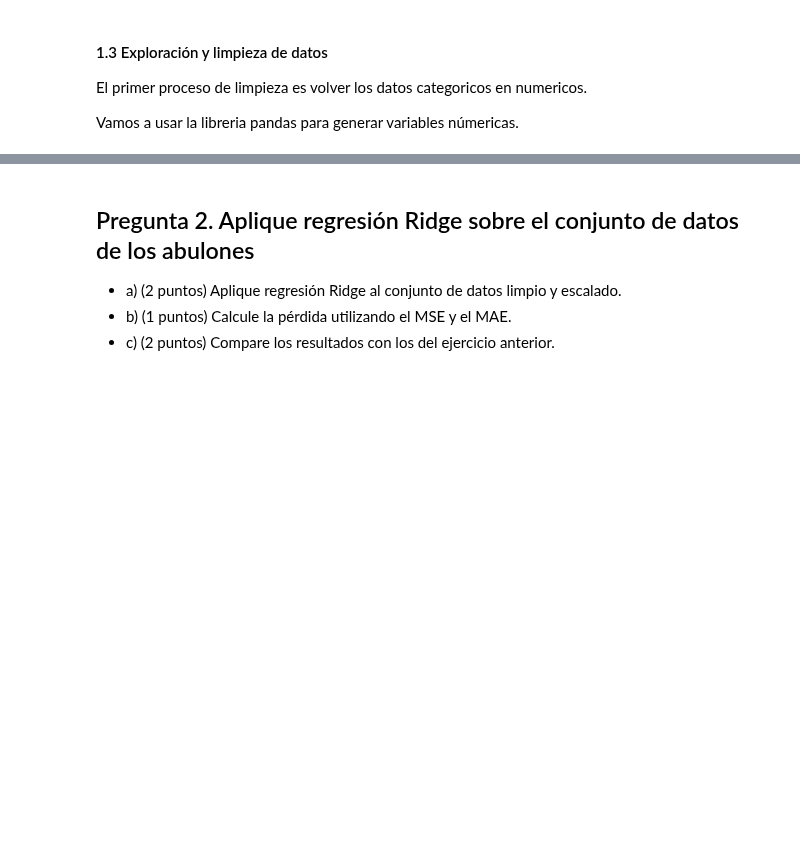
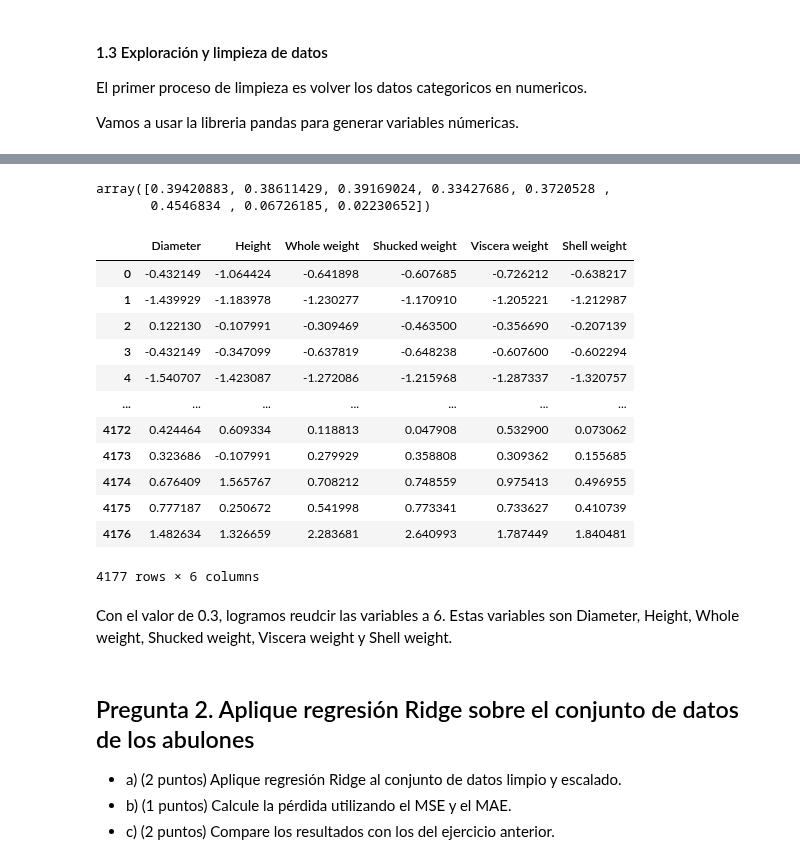
Before and after one commit to mantofer02/DataScienceBootcamp, a Jupyter notebook: FUNDATEC/MachineLearning/Tareas/2/TP02.ipynb, the cells around one changed output, grey strips where cells are left out. Drawn from its saved outputs; the diff is of its cells as text; code cells hidden in the pictures; blank space fills up the shorter version.

```diff
--- a/FUNDATEC/MachineLearning/Tareas/2/TP02.ipynb
+++ b/FUNDATEC/MachineLearning/Tareas/2/TP02.ipynb
@@ -90,0 +154,8 @@ abalone_df.head()
+# %%
+from sklearn import preprocessing
+
+scaled_df = pd.DataFrame(preprocessing.scale(abalone_df), columns = abalone_df.columns)
+
+abalone_df.iloc[:, :] = scaled_df.values
+
+abalone_df.std(axis=0)
@@ -90,0 +177,4 @@ abalone_df.head()
+# %%
+abalone_df = abalone_df.drop(['Length'], axis=1)
+
+abalone_df.head()
@@ -90,0 +190,5 @@ abalone_df.head()
+# %%
+X = abalone_df.drop(['Rings'], axis=1)
+y = abalone_df['Rings']
+
+X.shape
@@ -91,3 +217,36 @@ abalone_df.head()
+# %%
+from sklearn.feature_selection import mutual_info_regression
+
+THRESHOLD = 3e-1
+
+mi_score = mutual_info_regression(X, y)
+
+mi_score
+# %% [output]
+array([0.39420883, 0.38611429, 0.39169024, 0.33427686, 0.3720528 ,
+       0.4546834 , 0.06726185, 0.02230652])
+# %%
+mi_score_selected_index = np.where(mi_score > THRESHOLD)
+
+X = X.iloc[:, mi_score_selected_index[0]]
+
+X
+# %% [output]
+|  | Diameter | Height | Whole weight | Shucked weight | Viscera weight | Shell weight |
+| 0 | -0.432149 | -1.064424 | -0.641898 | -0.607685 | -0.726212 | -0.638217 |
+| 1 | -1.439929 | -1.183978 | -1.230277 | -1.170910 | -1.205221 | -1.212987 |
+| 2 | 0.122130 | -0.107991 | -0.309469 | -0.463500 | -0.356690 | -0.207139 |
+| 3 | -0.432149 | -0.347099 | -0.637819 | -0.648238 | -0.607600 | -0.602294 |
+| 4 | -1.540707 | -1.423087 | -1.272086 | -1.215968 | -1.287337 | -1.320757 |
+| ... | ... | ... | ... | ... | ... | ... |
+| 4172 | 0.424464 | 0.609334 | 0.118813 | 0.047908 | 0.532900 | 0.073062 |
+| 4173 | 0.323686 | -0.107991 | 0.279929 | 0.358808 | 0.309362 | 0.155685 |
+| 4174 | 0.676409 | 1.565767 | 0.708212 | 0.748559 | 0.975413 | 0.496955 |
+| 4175 | 0.777187 | 0.250672 | 0.541998 | 0.773341 | 0.733627 | 0.410739 |
+| 4176 | 1.482634 | 1.326659 | 2.283681 | 2.640993 | 1.787449 | 1.840481 |
+4177 rows × 6 columns
+# %% [markdown]
+Con el valor de 0.3, logramos reudcir las variables a 6. Estas variables son Diameter, Height, Whole weight, Shucked weight, Viscera weight y Shell weight.
 # %% [markdown]
 ## Pregunta 2. Aplique regresión Ridge sobre el conjunto de datos de los abulones
 
```
Also changed, not shown: parts of 14 cells of this notebook.
